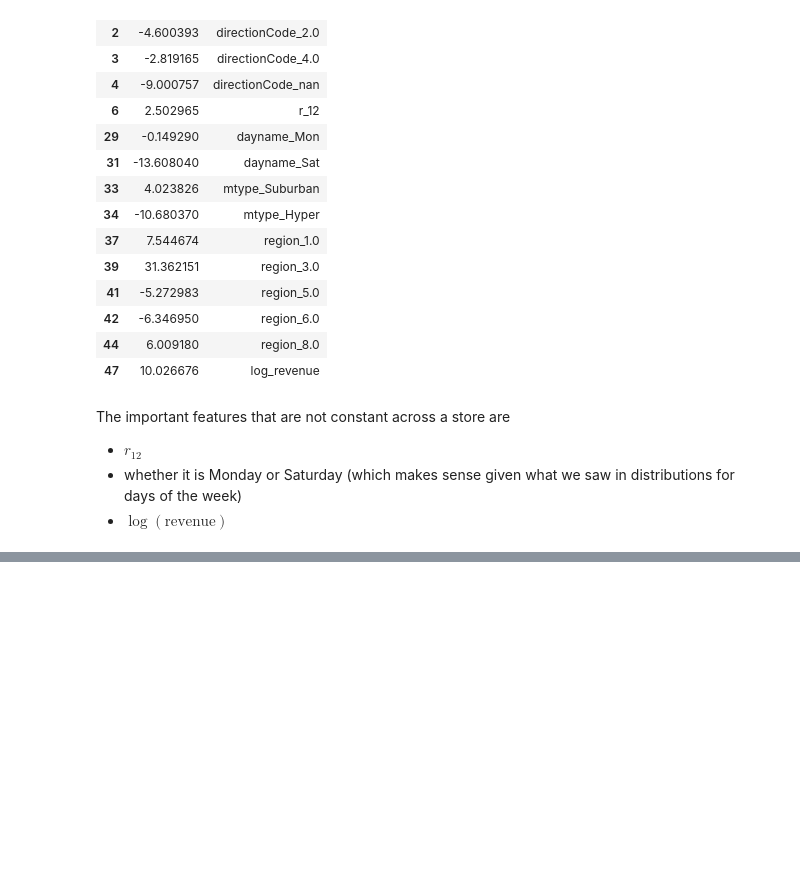
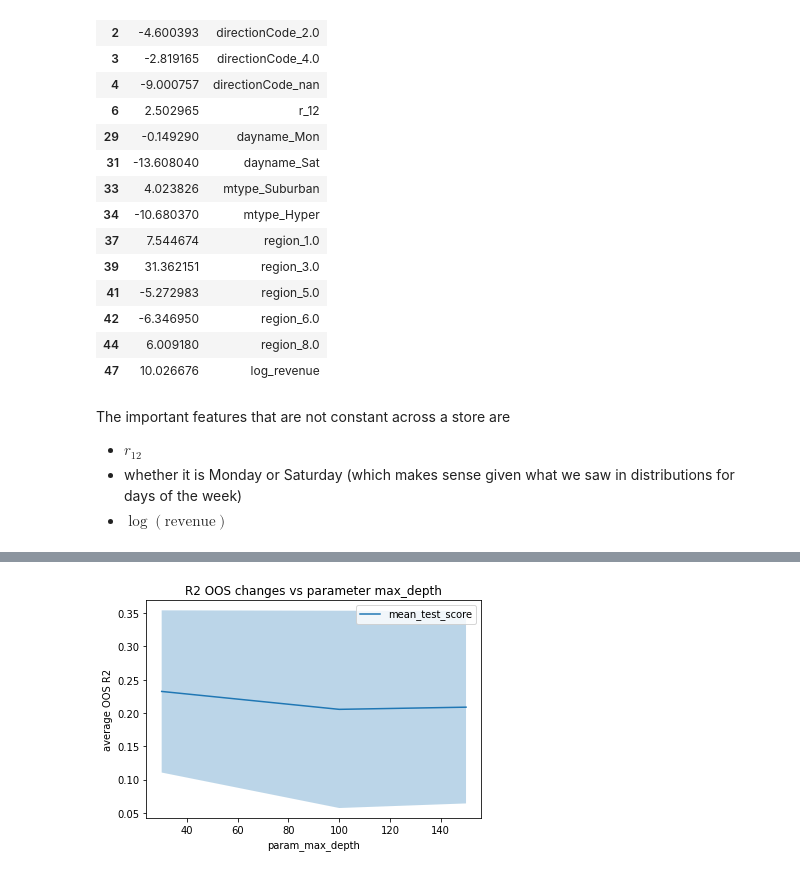
Before and after one commit to kiwidamien/foot_traffic, a Jupyter notebook: foot_traffic.ipynb, the cells around one changed output, grey strips where cells are left out. Saved outputs shown, nothing was run; the diff lists cells and outputs as text; code cells hidden in the pictures; blank space fills up the shorter version.

```diff
--- a/foot_traffic.ipynb
+++ b/foot_traffic.ipynb
@@ -747,0 +829,4 @@ grid_tree.cv_results_
+# %%
+plot_scan_parameter('max_depth', grid_tree.best_params_)
+# %% [output]
+[figure, added]
```
Also changed, not shown: parts of 89 cells of this notebook.
